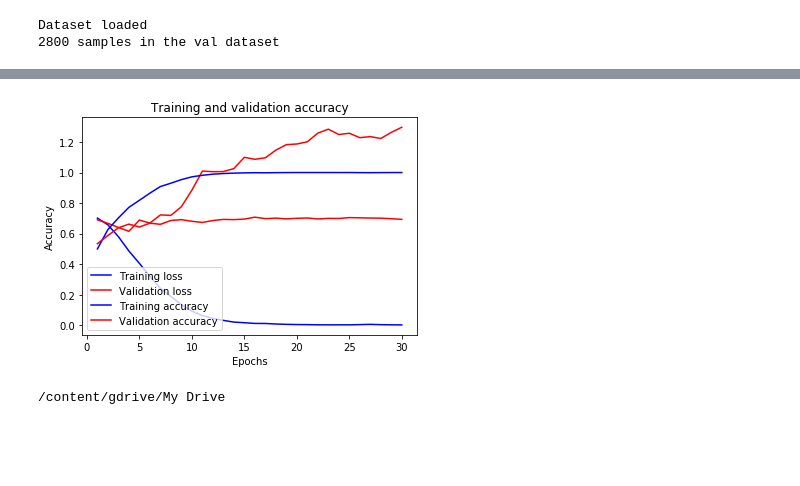
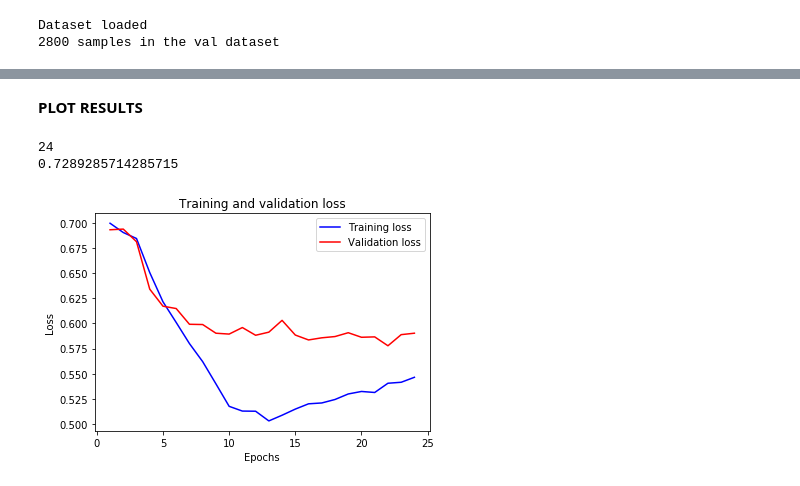
Before and after one commit to foca13/AIDL_2019_project, a Jupyter notebook: Final_Project_siamesa_v2_sbd.ipynb, the cells around one changed output, grey strips where cells are left out. Saved outputs shown, nothing was run; the diff lists cells and outputs as text; code cells hidden in the pictures; blank space fills up the shorter version.

```diff
--- a/Final_Project_siamesa_v2_sbd.ipynb
+++ b/Final_Project_siamesa_v2_sbd.ipynb
@@ -497,32 +457,24 @@ TRAIN Epoch [0]: [518/525]  Loss: [0.7163]; Accuracy: [0.5625]
+# %% [markdown]
+**PLOT RESULTS**
+# %%
+loss_acc_per_epoch=torch.load('gdrive/My Drive/Final project AIDL/results/loss_acc_per_epoch')
+#print(len(loss_acc_per_epoch['loss_epoch_val']))
+#print(max(loss_acc_per_epoch['acc_epoch_val']))
+# %% [output]
+24
+0.7289285714285715
 # %%
 import matplotlib.pyplot as plt
-epochs = range(1, len(loss_epoch_train) + 1)
+epochs = range(1, len(loss_acc_per_epoch['loss_epoch_train']) + 1)
 # b is for "solid blue line"
-plt.plot(epochs, loss_epoch_train, 'b', label='Training loss')
+plt.plot(epochs, loss_acc_per_epoch['loss_epoch_train'], 'b', label='Training loss')
 # r is for "solid red line"
-plt.plot(epochs, loss_epoch_val, 'r', label='Validation loss')
+plt.plot(epochs, loss_acc_per_epoch['loss_epoch_val'], 'r', label='Validation loss')
 plt.title('Training and validation loss')
 plt.xlabel('Epochs')
 plt.ylabel('Loss')
 plt.legend()
-#plt.savefig('train_val_loss.png')
-plt.clf()
+#plt.savefig('gdrive/My Drive/Final project AIDL/results/train_val_loss.png')
 plt.show()
-
-epochs = range(1, len(acc_epoch_train) + 1)
-# b is for "solid blue line"
-plt.plot(epochs, acc_epoch_train, 'b', label='Training accuracy')
-# r is for "solid red line"
-plt.plot(epochs, acc_epoch_val, 'r', label='Validation accuracy')
-plt.title('Training and validation accuracy')
-plt.xlabel('Epochs')
-plt.ylabel('Accuracy')
-plt.legend()
-#plt.savefig('train_val_acc.png')
-plt.show()
 # %% [output]
-[figure, old version]
+[figure, new version]
-# %%
-cd /content/gdrive/My\ Drive
-# %% [output]
-/content/gdrive/My Drive
```
Also changed, not shown: parts of 34 cells of this notebook, 3 other files.
